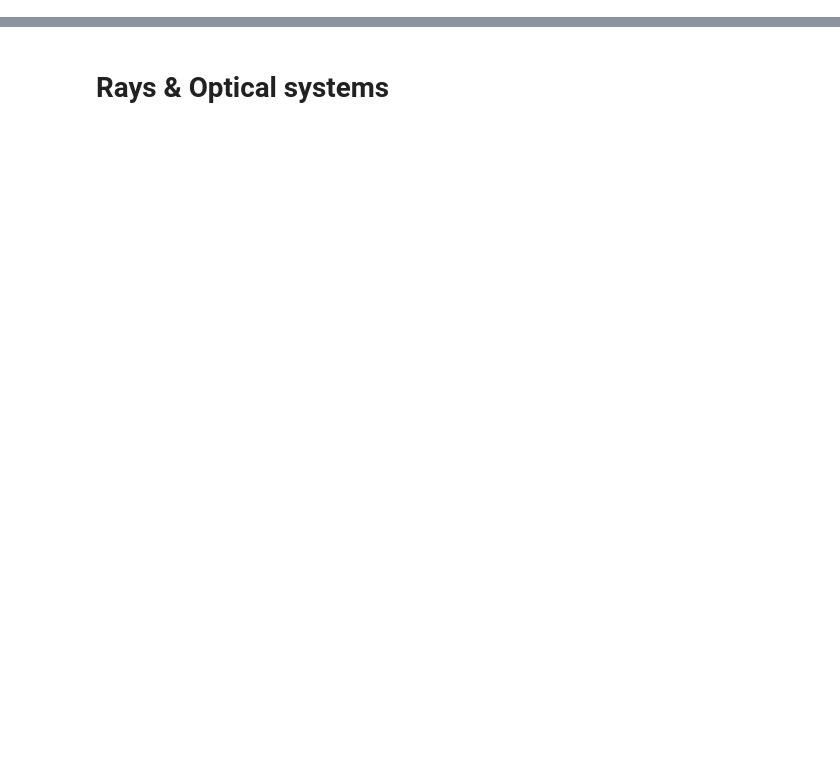
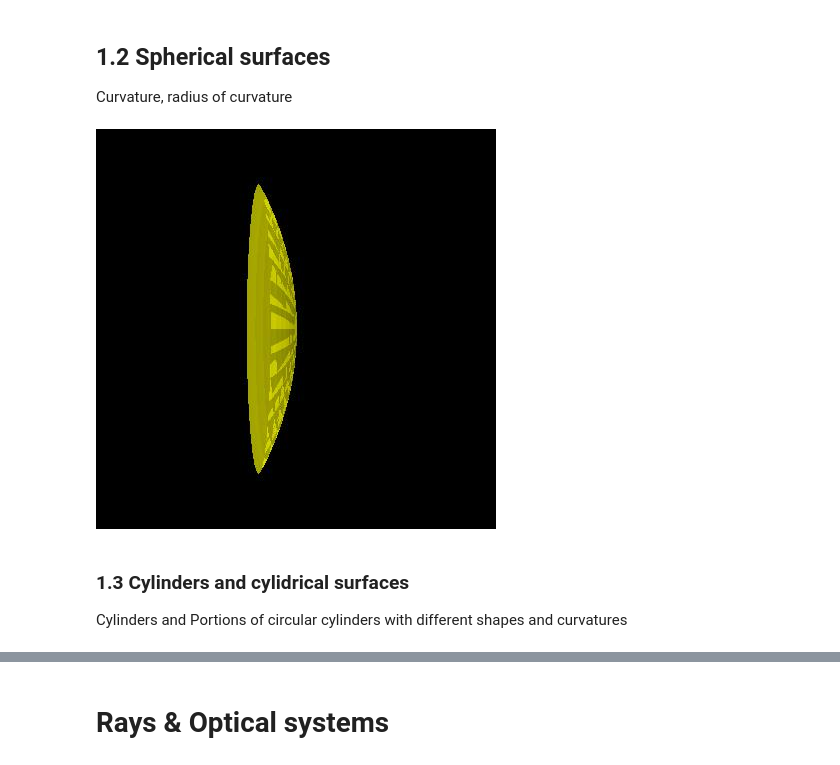
Before and after one commit to cihologramas/pyoptools, a Jupyter notebook: Tutorial.0.ipynb, the cells around one changed output, grey strips where cells are left out. Saved outputs shown, nothing was run; the diff lists cells and outputs as text; code cells hidden in the pictures; blank space fills up the shorter version.

```diff
--- a/Tutorial.0.ipynb
+++ b/Tutorial.0.ipynb
@@ -65,0 +45,12 @@ IdealLens, IdealTLens Comparision
+# %% [markdown]
+## 1.2 Spherical surfaces
+Curvature, radius of curvature
+# %%
+S=Spherical(curvature=1/300., shape=Circular(radius=145.),reflectivity=1)
+Plot3D(S,center=(0,0,0),size=(400,400),rot=[(0,-pi/1.9,0)],scale=1)
+# %% [output]
+[figure, added]
+# %% [markdown]
+### 1.3 Cylinders and cylidrical surfaces
+
+Cylinders and Portions of circular cylinders with different shapes and curvatures
```
Also changed, not shown: parts of 37 cells of this notebook.
